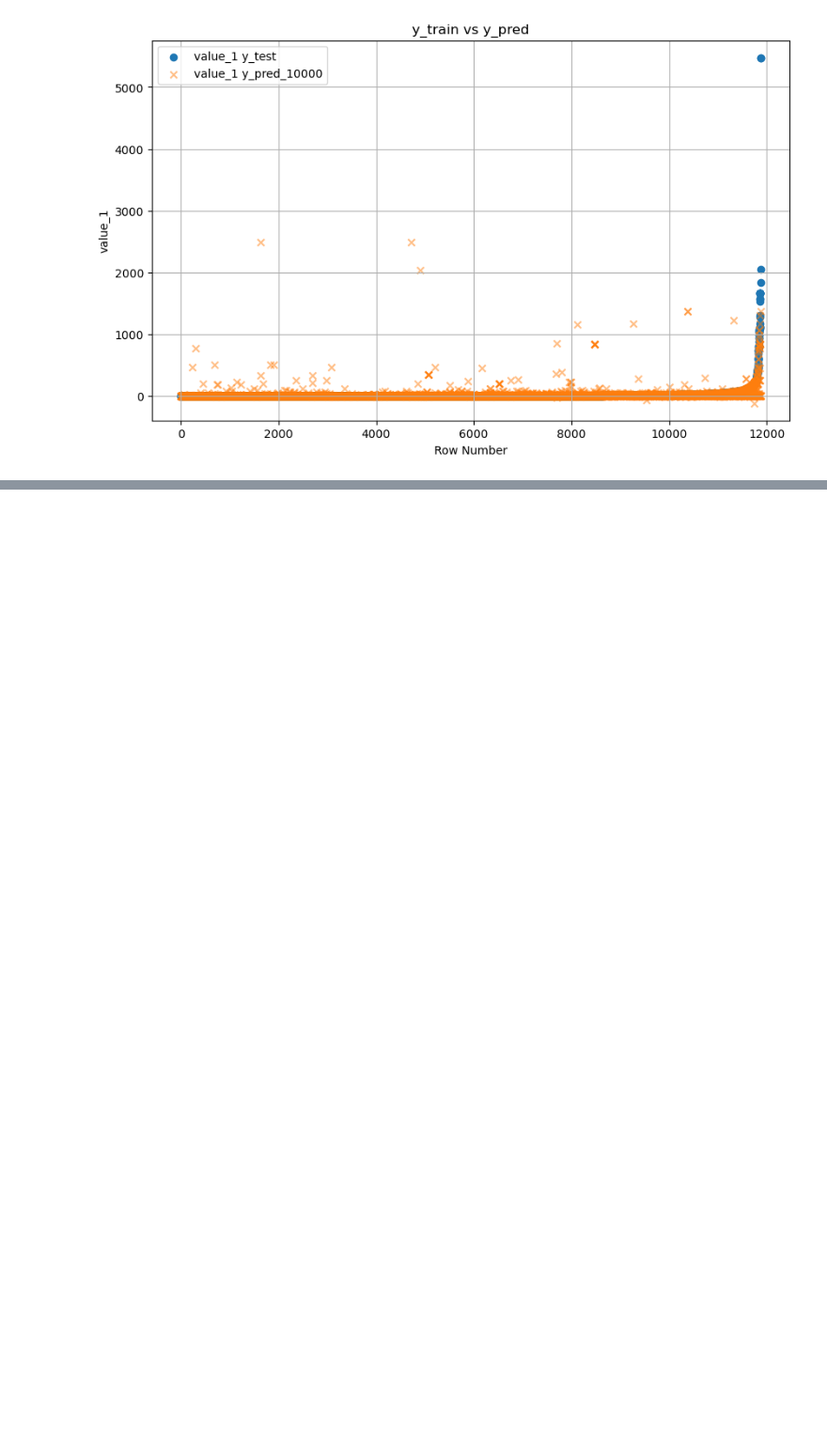
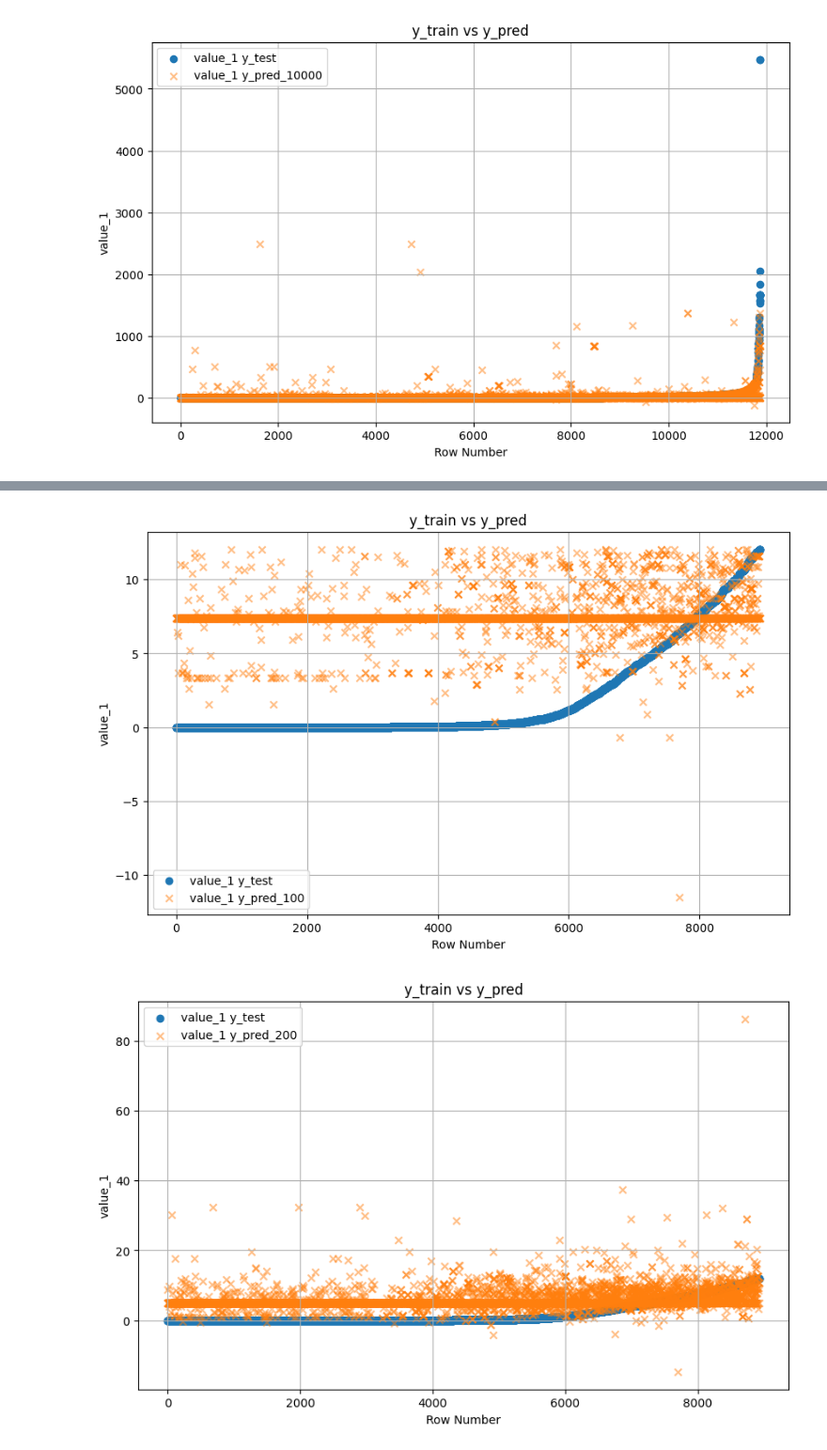
Before and after one commit to munif/epi-thesis, a Jupyter notebook: workflow/05_xgboost_with_train_test/Visualization.ipynb, the cells around one changed output, grey strips where cells are left out. Shown at 94% size. Cells and saved outputs as stored; diff of their text form; code cells hidden in the pictures; blank space fills up the shorter version.

```diff
--- a/workflow/05_xgboost_with_train_test/Visualization.ipynb
+++ b/workflow/05_xgboost_with_train_test/Visualization.ipynb
@@ -306,0 +368,2 @@ plotting(y_test, 'y_test', 'y_pred_10000')
+# %%
+y_test_selected = y_test[ (y_test['y_test'] <= 12.052775) & (y_test['y_pred_100'] <= 12.052775)]
@@ -306,0 +382,11 @@ plotting(y_test, 'y_test', 'y_pred_10000')
+# %%
+plotting_selected(y_test_selected, 'y_test', 'y_pred_100')
+plotting_selected(y_test_selected, 'y_test', 'y_pred_200')
+plotting_selected(y_test_selected, 'y_test', 'y_pred_300')
+plotting_selected(y_test_selected, 'y_test', 'y_pred_500')
+plotting_selected(y_test_selected, 'y_test', 'y_pred_1000')
+plotting_selected(y_test_selected, 'y_test', 'y_pred_5000')
+plotting_selected(y_test_selected, 'y_test', 'y_pred_10000')
+# %% [output]
+[figure, added]
+[figure, added]
```
Also changed, not shown: parts of 21 cells of this notebook, 50 other files.
